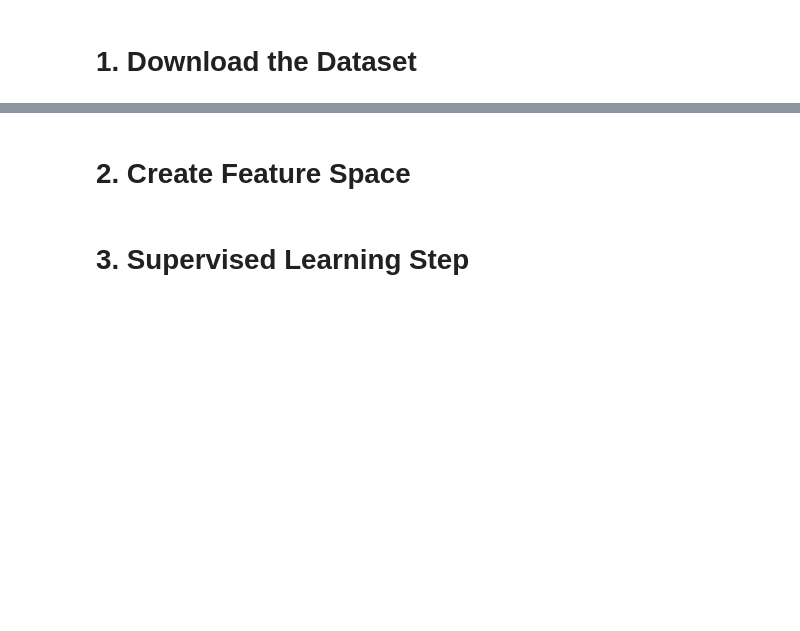
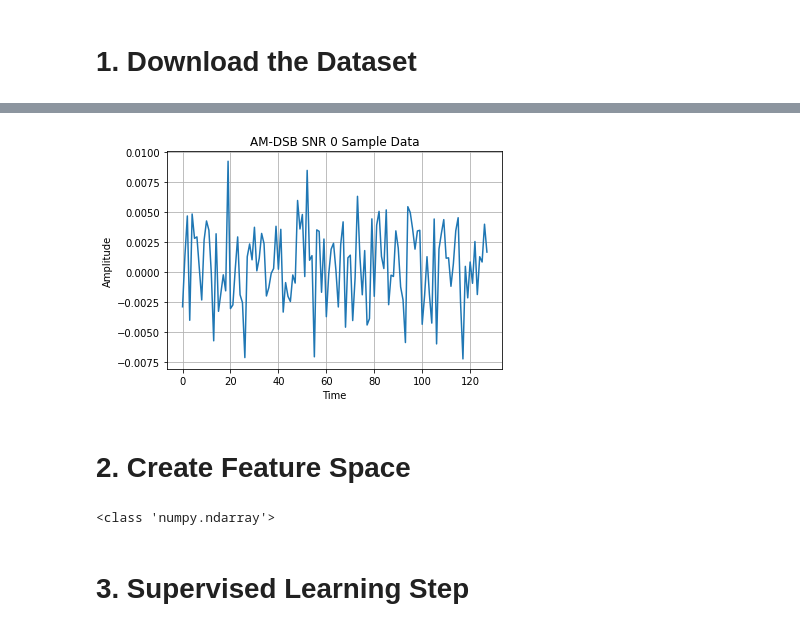
Before and after one commit to MostafaTwfiq/Modulation-Classification-RadioML, a Jupyter notebook: model.ipynb, the cells around one changed output, grey strips where cells are left out. Cells and saved outputs as stored; diff of their text form; code cells hidden in the pictures; blank space fills up the shorter version.

```diff
--- a/model.ipynb
+++ b/model.ipynb
@@ -2,0 +26,13 @@
+# %%
+Data = pickle.load(open("RML2016.10b.dat",'rb'), encoding = 'bytes')
+snrs, mods = map(lambda j: sorted(list(set(map(lambda x: x[j], Data.keys())))), [1,0])
+print(f"Mods: {mods}")
+print(f"SNRs: {snrs}")
+X = []      #X is data, y is labels
+y = []
+for mod in mods:
+    for snr in snrs:
+        X.append(Data[(mod,snr)])
+        for i in range(Data[(mod,snr)].shape[0]):  y.append((mod,snr))
+X = np.vstack(X)
+print (Data.keys())
@@ -3,2 +43,24 @@
+# %%
+plt.plot(Data[b'AM-DSB',0][2,0])
+plt.xlabel("Time")
+plt.ylabel("Amplitude")
+plt.title("AM-DSB SNR 0 Sample Data")
+plt.grid(b=True, axis='both')
+# %% [output]
+[figure, added]
 # %% [markdown]
 # 2. Create Feature Space
+# %%
+features_of_raw_time_series = X[:0],X[:1]
+features_of_raw_time_series = np.asarray(features_of_raw_time_series)
+#features_of_raw_time_series = features_of_raw_time_series.flatten()
+print(type(features_of_raw_time_series))
+features_of_first_derivative_in_time = []
+for x in features_of_first_derivative_in_time:
+  features_of_first_derivative_in_time.append(np.gradient(x))
+features_of_integral_in_time = integrate.cumtrapz(X, initial=0)
+Combined_features = []
+for rts, fdt, it, in zip(features_of_raw_time_series, features_of_first_derivative_in_time, features_of_integral_in_time):
+  Combined_features.append(np.concatenate((rts, fdt, it), axis=0))
+# %% [output]
+<class 'numpy.ndarray'>
```
Also changed, not shown: parts of 5 cells of this notebook.
